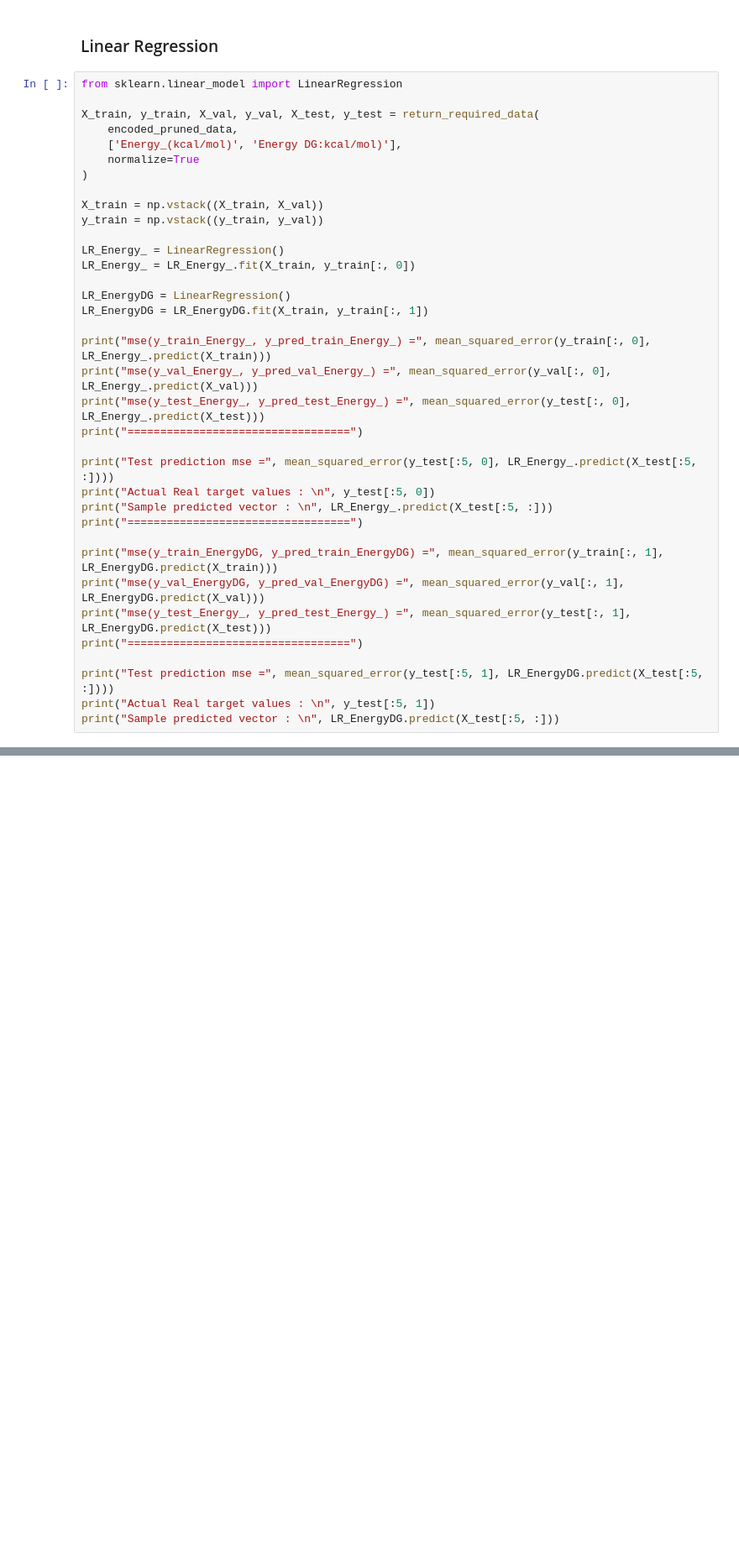
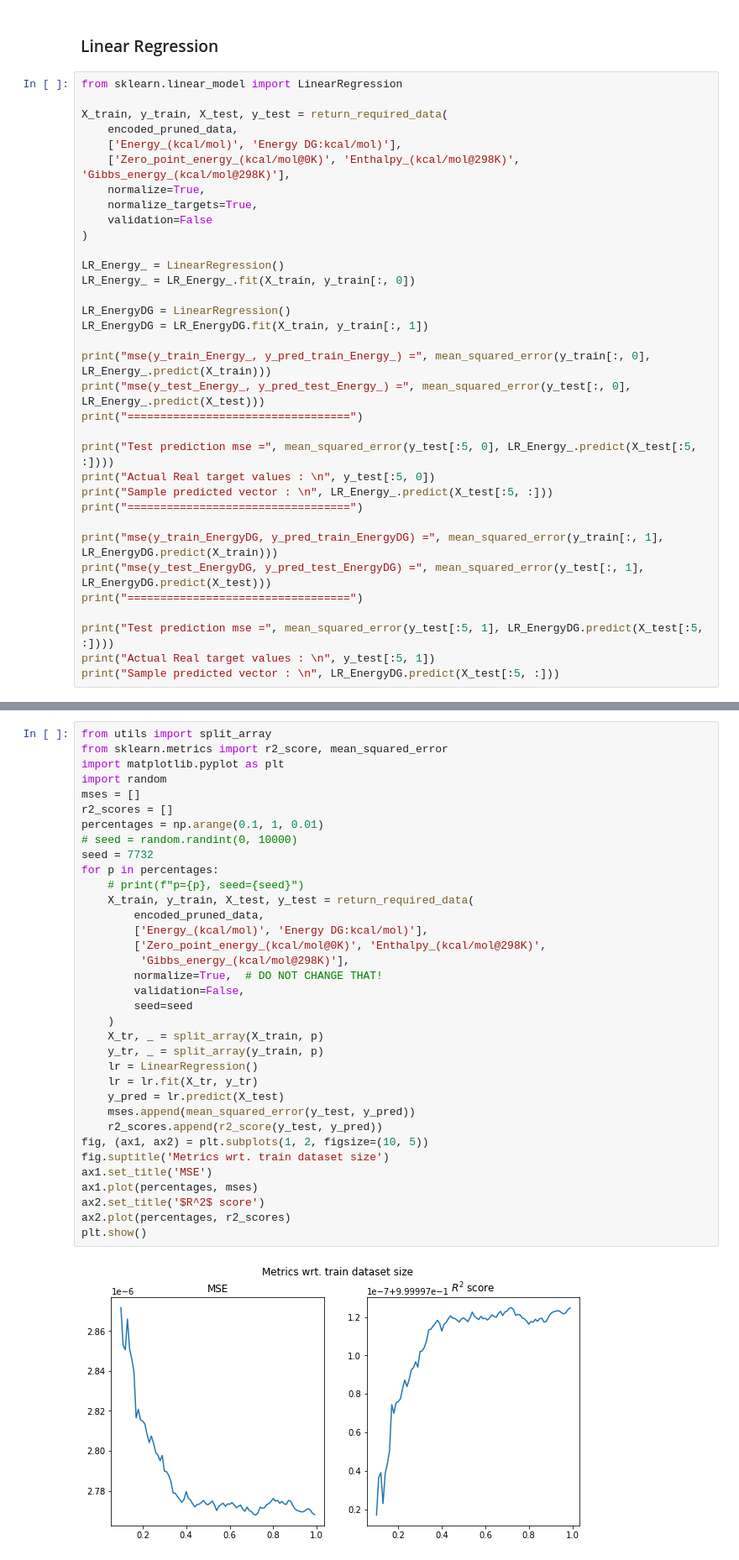
Before and after one commit to HaldiH/dm_project, a Jupyter notebook: main.ipynb, the cells around one changed output, grey strips where cells are left out. Shown at 84% size. Cells and saved outputs as stored; diff of their text form; blank space fills up the shorter version.

Commit message:
Fix data feeding and add LR graphs

```diff
--- a/main.ipynb
+++ b/main.ipynb
@@ -50,14 +55,14 @@ y_test shape = (1158, 2)
 # %%
 from sklearn.linear_model import LinearRegression
 
-X_train, y_train, X_val, y_val, X_test, y_test = return_required_data(
+X_train, y_train, X_test, y_test = return_required_data(
     encoded_pruned_data,
     ['Energy_(kcal/mol)', 'Energy DG:kcal/mol)'],
-    normalize=True
+    ['Zero_point_energy_(kcal/mol@0K)', 'Enthalpy_(kcal/mol@298K)', 'Gibbs_energy_(kcal/mol@298K)'],
+    normalize=True,
+    normalize_targets=True,
+    validation=False
 )
-
-X_train = np.vstack((X_train, X_val))
-y_train = np.vstack((y_train, y_val))
 
 LR_Energy_ = LinearRegression()
 LR_Energy_ = LR_Energy_.fit(X_train, y_train[:, 0])
@@ -66,7 +71,6 @@ LR_EnergyDG = LinearRegression()
 LR_EnergyDG = LR_EnergyDG.fit(X_train, y_train[:, 1])
 
 print("mse(y_train_Energy_, y_pred_train_Energy_) =", mean_squared_error(y_train[:, 0], LR_Energy_.predict(X_train)))
-print("mse(y_val_Energy_, y_pred_val_Energy_) =", mean_squared_error(y_val[:, 0], LR_Energy_.predict(X_val)))
 print("mse(y_test_Energy_, y_pred_test_Energy_) =", mean_squared_error(y_test[:, 0], LR_Energy_.predict(X_test)))
 print("==================================")
 
@@ -76,8 +80,7 @@ print("Sample predicted vector : \n", LR_Energy_.predict(X_test[:5, :]))
 print("==================================")
 
 print("mse(y_train_EnergyDG, y_pred_train_EnergyDG) =", mean_squared_error(y_train[:, 1], LR_EnergyDG.predict(X_train)))
-print("mse(y_val_EnergyDG, y_pred_val_EnergyDG) =", mean_squared_error(y_val[:, 1], LR_EnergyDG.predict(X_val)))
-print("mse(y_test_Energy_, y_pred_test_Energy_) =", mean_squared_error(y_test[:, 1], LR_EnergyDG.predict(X_test)))
+print("mse(y_test_EnergyDG, y_pred_test_EnergyDG) =", mean_squared_error(y_test[:, 1], LR_EnergyDG.predict(X_test)))
 print("==================================")
 
 print("Test prediction mse =", mean_squared_error(y_test[:5, 1], LR_EnergyDG.predict(X_test[:5, :])))
@@ -111,0 +115,37 @@ Cross Validation of EnergyGD = 0.00011824140029793778
+# %%
+from utils import split_array
+from sklearn.metrics import r2_score, mean_squared_error
+import matplotlib.pyplot as plt
+import random
+mses = []
+r2_scores = []
+percentages = np.arange(0.1, 1, 0.01)
+# seed = random.randint(0, 10000)
+seed = 7732
+for p in percentages:
+    # print(f"p={p}, seed={seed}")
+    X_train, y_train, X_test, y_test = return_required_data(
+        encoded_pruned_data,
+        ['Energy_(kcal/mol)', 'Energy DG:kcal/mol)'],
+        ['Zero_point_energy_(kcal/mol@0K)', 'Enthalpy_(kcal/mol@298K)',
+         'Gibbs_energy_(kcal/mol@298K)'],
+        normalize=True,  # DO NOT CHANGE THAT!
+        validation=False,
+        seed=seed
+    )
+    X_tr, _ = split_array(X_train, p)
+    y_tr, _ = split_array(y_train, p)
+    lr = LinearRegression()
+    lr = lr.fit(X_tr, y_tr)
+    y_pred = lr.predict(X_test)
+    mses.append(mean_squared_error(y_test, y_pred))
+    r2_scores.append(r2_score(y_test, y_pred))
+fig, (ax1, ax2) = plt.subplots(1, 2, figsize=(10, 5))
+fig.suptitle('Metrics wrt. train dataset size')
+ax1.set_title('MSE')
+ax1.plot(percentages, mses)
+ax2.set_title('$R^2$ score')
+ax2.plot(percentages, r2_scores)
+plt.show()
+# %% [output]
+[figure, added]
```
Also changed, not shown: parts of 7 cells of this notebook, 2 other files.
